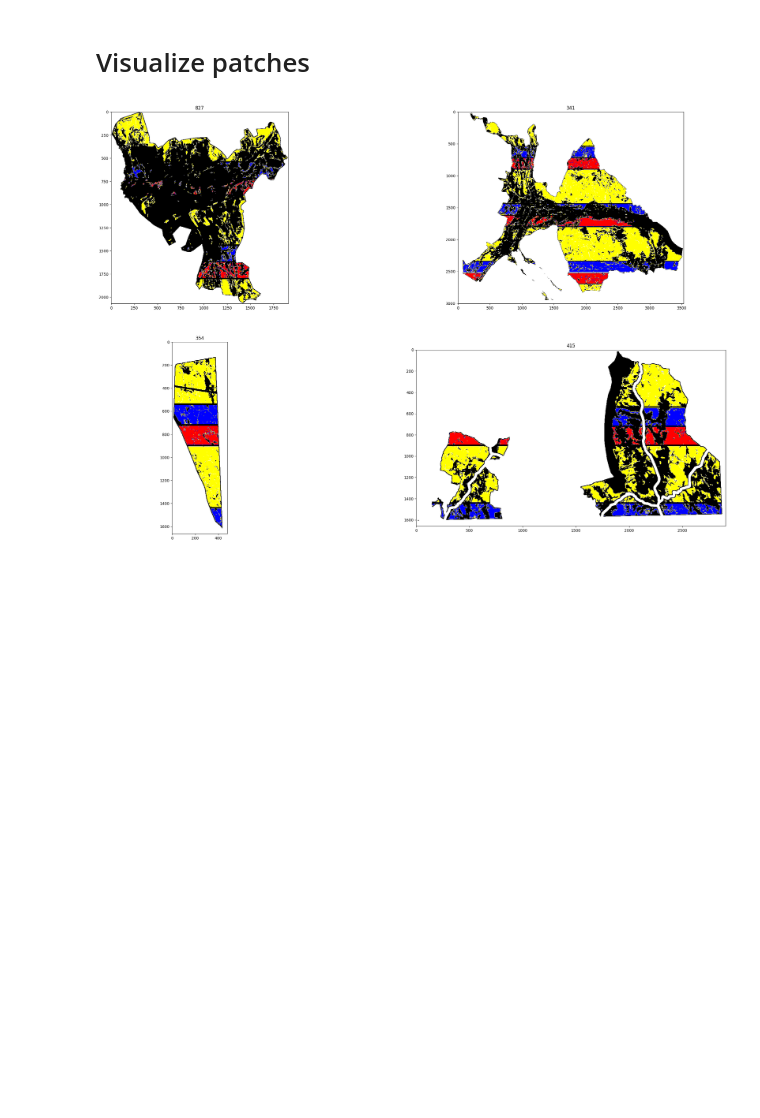
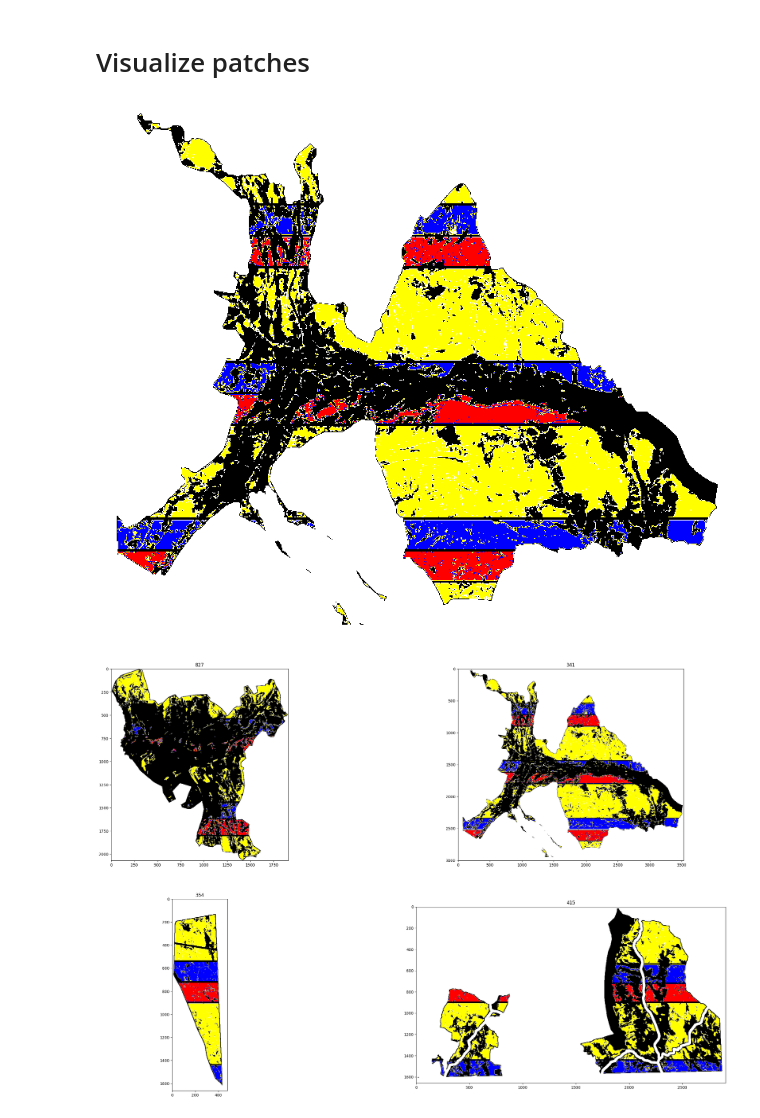
Before and after one commit to eliotwalt/rs-uncertainty, a Jupyter notebook: visualize_patch.ipynb, the cells around one changed output. Cells and saved outputs as stored; diff of their text form; code cells hidden in the pictures; blank space fills up the shorter version.

Commit message:
patch viz

```diff
--- a/visualize_patch.ipynb
+++ b/visualize_patch.ipynb
@@ -47,12 +47,17 @@ def plot_patch(project_id, tif_dir="/home/eliot/igp/pdm/rs-uncertainty/data/pkl_
     Red: valid test centers
     """
     #assert len(project_ids) % 2 == 0
+    fig = plt.figure(figsize=(10,10))
     rf = rio.open(os.path.join(tif_dir, f"info_map_{project_id}.tif"))
     im = make_img(rf)
     #im[im<0] = np.nan
     plt.imshow(im, cmap=matplotlib.colors.ListedColormap(["black", "white", "yellow", "blue", "red"]))
-        plt.axis("off")
+    plt.axis("off")
     plt.show()
+# %%
+plot_patch(341)
+# %% [output]
+[figure, added]
 # %%
 plot_patches([827,341,354,415])
 # %% [output]
```
